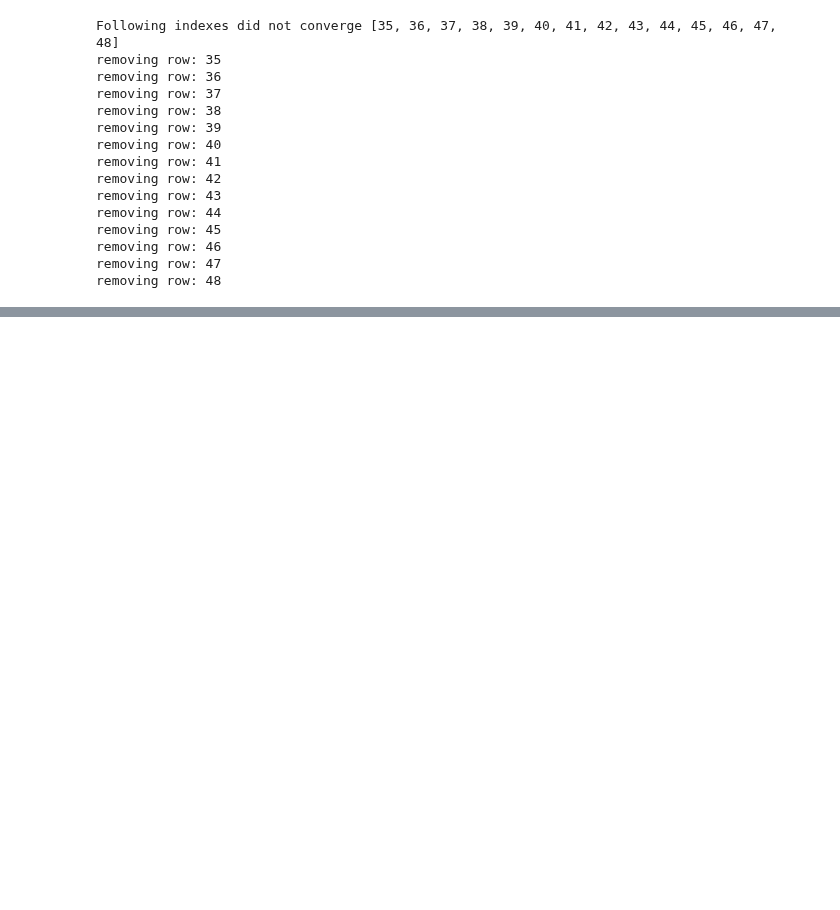
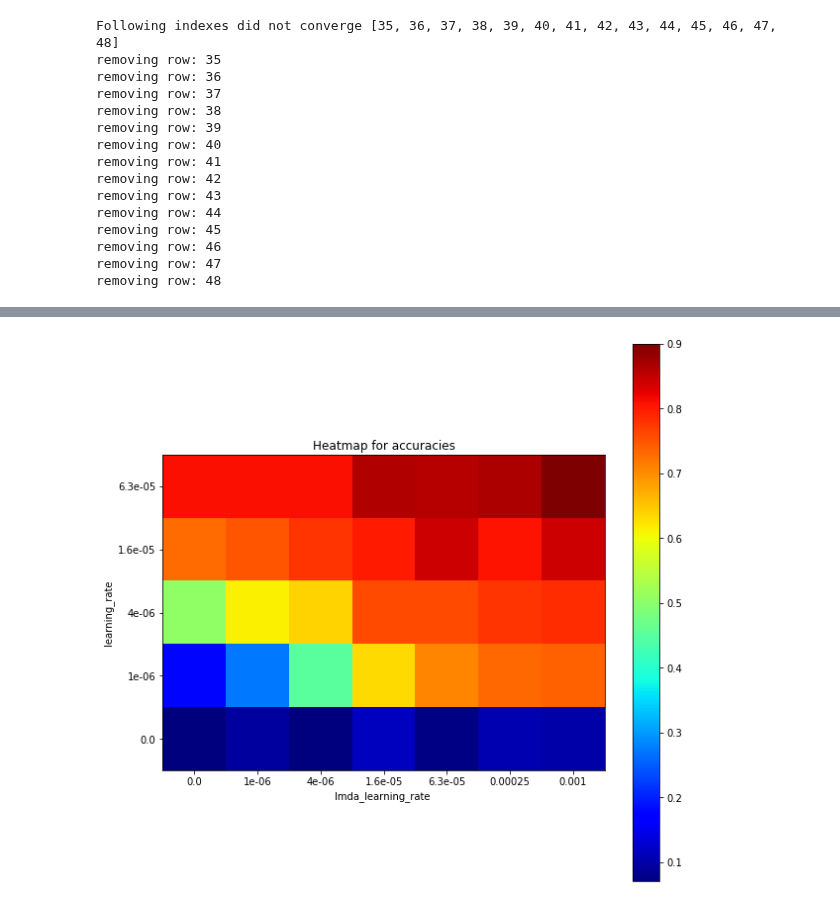
Before and after one commit to benlansdell/synthfeedback, a Jupyter notebook: Analysis-MNIST node pert-Validation test.ipynb, the cells around one changed output, grey strips where cells are left out. Saved outputs shown, nothing was run; the diff lists cells and outputs as text; code cells hidden in the pictures; blank space fills up the shorter version.

```diff
--- a/Analysis-MNIST node pert-Validation test.ipynb
+++ b/Analysis-MNIST node pert-Validation test.ipynb
@@ -142 +146,36 @@ print(eta_1new,eta_lmdanew)
+# %%
+fig, ax = plt.subplots(1,1,figsize=(10,10))
+# plt.axes(xscale='log',yscale='log')
+# ax.locator_params(axis='y',nbins=len(eta_ytick))
+# ax.locator_params(axis='x',nbins=len(eta_xtick))
+h=ax.imshow(reshape_acc, cmap='jet',interpolation='none')
+plt.colorbar(h,ax=ax)
+xlabels = [item.get_text() for item in ax.get_xticklabels()]
+xlabels[1:eta_xtick.shape[0]+1]=eta_xtick
+ax.set_xticklabels(xlabels)
+# ax.set_xticklabels([str(eta) for eta in eta_xtick])
+
+
+ylabels = [item.get_text() for item in ax.get_yticklabels()]
+ylabels[1:eta_ytick.shape[0]+1]=eta_ytick
+ax.set_yticklabels(ylabels[::-1])
+
+
+# ax.set_xticks(strings)
+# start, end = ax.get_xlim()
+# ax.xaxis.set_ticks(np.arange(start, end, 0.712123))
+# ax.xaxis.set_major_formatter(ticker.FormatStrFormatter('%0.01e'))
+
+ax.locator_params(axis='x',nbins=len(eta_xtick))
+ax.locator_params(axis='y',nbins=len(eta_ytick))
+
+
+# ax.set_ticks(eta_xtick)
+
+ax.set_xlabel("lmda_learning_rate ")
+ax.set_ylabel("learning_rate")
+plt.title("Heatmap for accuracies")
+plt.show()
+# %% [output]
+[figure, added]
 # %%
```
Also changed, not shown: parts of 10 cells of this notebook, 8 other files.
